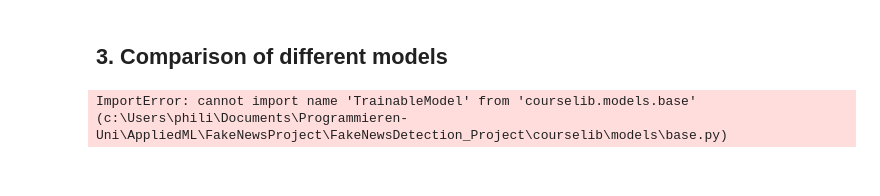
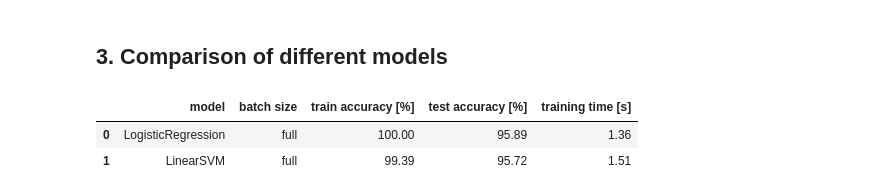
Before and after one commit to PH875/FakeNewsDetection_Project, a Jupyter notebook: fakenews_detection.ipynb, the cells around one changed output. Cells and saved outputs as stored; diff of their text form; code cells hidden in the pictures.

```diff
--- a/fakenews_detection.ipynb
+++ b/fakenews_detection.ipynb
@@ -105,11 +112,13 @@ num_features
 # %% [markdown]
 ## 3. Comparison of different models
 # %%
-# from courselib.models.glm import LogisticRegression
+from courselib.models.glm import LogisticRegression
 from courselib.models.svm import LinearSVM, BinaryKernelSVM
+from courselib.optimizers import GDOptimizer
 
+lr_LR=10 #learning rate LogisticRegression model
+lr_SVM=0.001 #learning rate LinearSVM model
 
-#Initialize models
-w=np.zeros(num_features)
+#Initialize optimizers
+optimizer_LR=GDOptimizer(lr_LR) #optimizer LogisticRegression
+optimizer_SVM=GDOptimizer(lr_SVM) #optimizer LinearSVM
-# %% [output]
-ImportError: cannot import name 'TrainableModel' from 'courselib.models.base' (c:\Users\phili\Documents\Programmieren-Uni\AppliedML\FakeNewsProject\FakeNewsDetection_Project\courselib\models\base.py)
@@ -130,0 +125,45 @@ from extensions.normalization_ext import standardize_sparse_matrix
+# %%
+import time
+from courselib.utils.metrics import binary_accuracy
+
+num_epochs=100 #number of epochs
+bs=len(train_df) #batch size
+
+results=[]
+
+
+#Initialize models
+w=np.zeros(num_features) #initial weight
+b=0 #initial bias
+model_LR=LogisticRegression(w,b, optimizer=optimizer_LR, offset=offset)
+model_SVM=LinearSVM(w,b, optimizer=optimizer_SVM, offset=offset)
+
+#Training:
+metrics_dict_LR={'train accuracy': lambda y_pred,y_true: binary_accuracy(y_pred=y_pred, y_true=y_true, class_labels=[0,1]),
+                'test accuracy': lambda y_pred,y_true: binary_accuracy(model_LR.decision_function(X_test),Y_test,class_labels=[0,1])}
+metrics_dict_SVM={'train accuracy': lambda y_pred,y_true: binary_accuracy(y_pred=y_pred, y_true=y_true, class_labels=[-1,1]),
+                'test accuracy': lambda y_pred,y_true: binary_accuracy(model_SVM.decision_function(X_test),Y_test_neg,class_labels=[-1,1])}
+
+start_LR=time.time()
+metrics_history_LR=model_LR.fit(X_train, Y_train, num_epochs=num_epochs, batch_size=bs, compute_metrics=True, metrics_dict=metrics_dict_LR)
+end_LR=time.time()
+
+start_SVM=time.time()
+metrics_history_SVM=model_SVM.fit(X_train, Y_train_neg, num_epochs=num_epochs, batch_size=bs, compute_metrics=True, metrics_dict=metrics_dict_SVM)
+end_SVM=time.time()
+
+
+results.append({'model':'LogisticRegression', 'batch size': 'full' if bs==len(train_df) else bs,
+         'train accuracy [%]':round(metrics_history_LR['train accuracy'][-1],2),
+         'test accuracy [%]':round(metrics_history_LR['test accuracy'][-1],2), 'training time [s]': round(end_LR-start_LR,2)
+         })
+results.append({'model':'LinearSVM', 'batch size': 'full' if bs==len(train_df) else bs,
+                'train accuracy [%]':round(metrics_history_SVM['train accuracy'][-1],2),
+                'test accuracy [%]':round(metrics_history_SVM['test accuracy'][-1],2), 'training time [s]': round(end_SVM-start_SVM,2)
+         })
+results_df=pd.DataFrame(results)
+results_df
+# %% [output]
+|  | model | batch size | train accuracy [%] | test accuracy [%] | training time [s] |
+| 0 | LogisticRegression | full | 100.00 | 95.89 | 1.36 |
+| 1 | LinearSVM | full | 99.39 | 95.72 | 1.51 |
```
Also changed, not shown: parts of 7 cells of this notebook.
